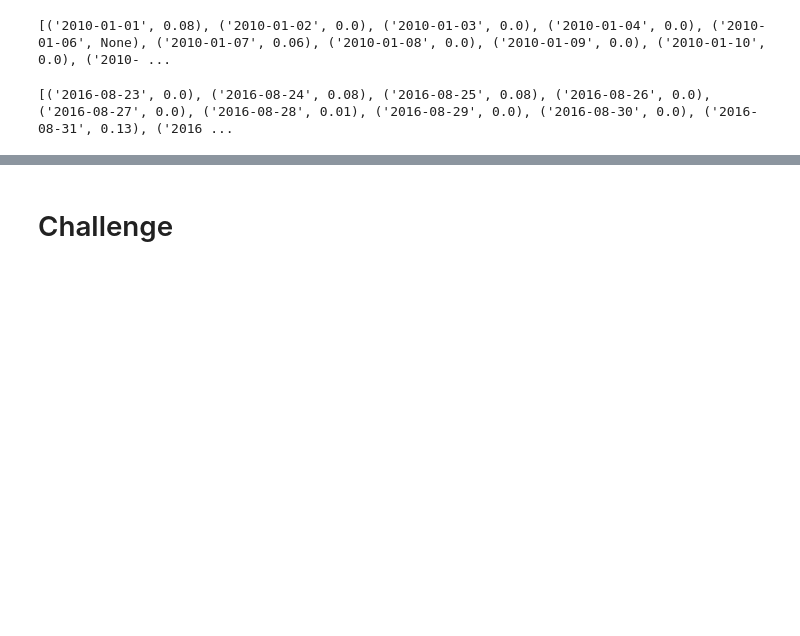
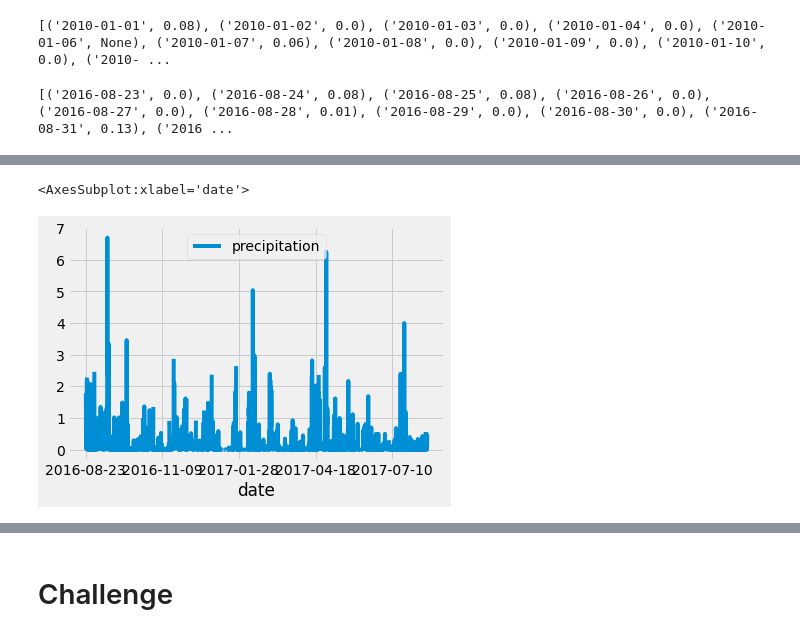
Before and after one commit to RichelynScott/surfs_up, a Jupyter notebook: climate_analysis.ipynb, the cells around one changed output, grey strips where cells are left out. Saved outputs shown, nothing was run; the diff lists cells and outputs as text; code cells hidden in the pictures; blank space fills up the shorter version.

Commit message:
Update climate_analysis.ipynb
Sorted via date and put into panda dataframe (df), used .describe for summary stats

```diff
--- a/climate_analysis.ipynb
+++ b/climate_analysis.ipynb
@@ -65,3 +65,9 @@ results = session.query(Measurement.date, Measurement.prcp).filter(Measurement.d
 print(results)
 # %% [output]
 [('2016-08-23', 0.0), ('2016-08-24', 0.08), ('2016-08-25', 0.08), ('2016-08-26', 0.0), ('2016-08-27', 0.0), ('2016-08-28', 0.01), ('2016-08-29', 0.0), ('2016-08-30', 0.0), ('2016-08-31', 0.13), ('2016 ...
+# %%
+# Save the query results as a Pandas DataFrame and set the index to the date column
+
+df = pd.DataFrame(results, columns=['date','precipitation'])
+# %%
+df.set_index(df['date'], inplace=True)
@@ -67,0 +112,3 @@ print(results)
+# %%
+## Sort the dataframe by date
+df = df.sort_index()
@@ -67,0 +135,7 @@ print(results)
+# %%
+# Use Pandas Plotting with Matplotlib to plot the data
+#PLOTTING DATA-9.2.4#
+df.plot()
+# %% [output]
+<AxesSubplot:xlabel='date'>
+[figure, added]
```
Also changed, not shown: parts of 4 cells of this notebook.
